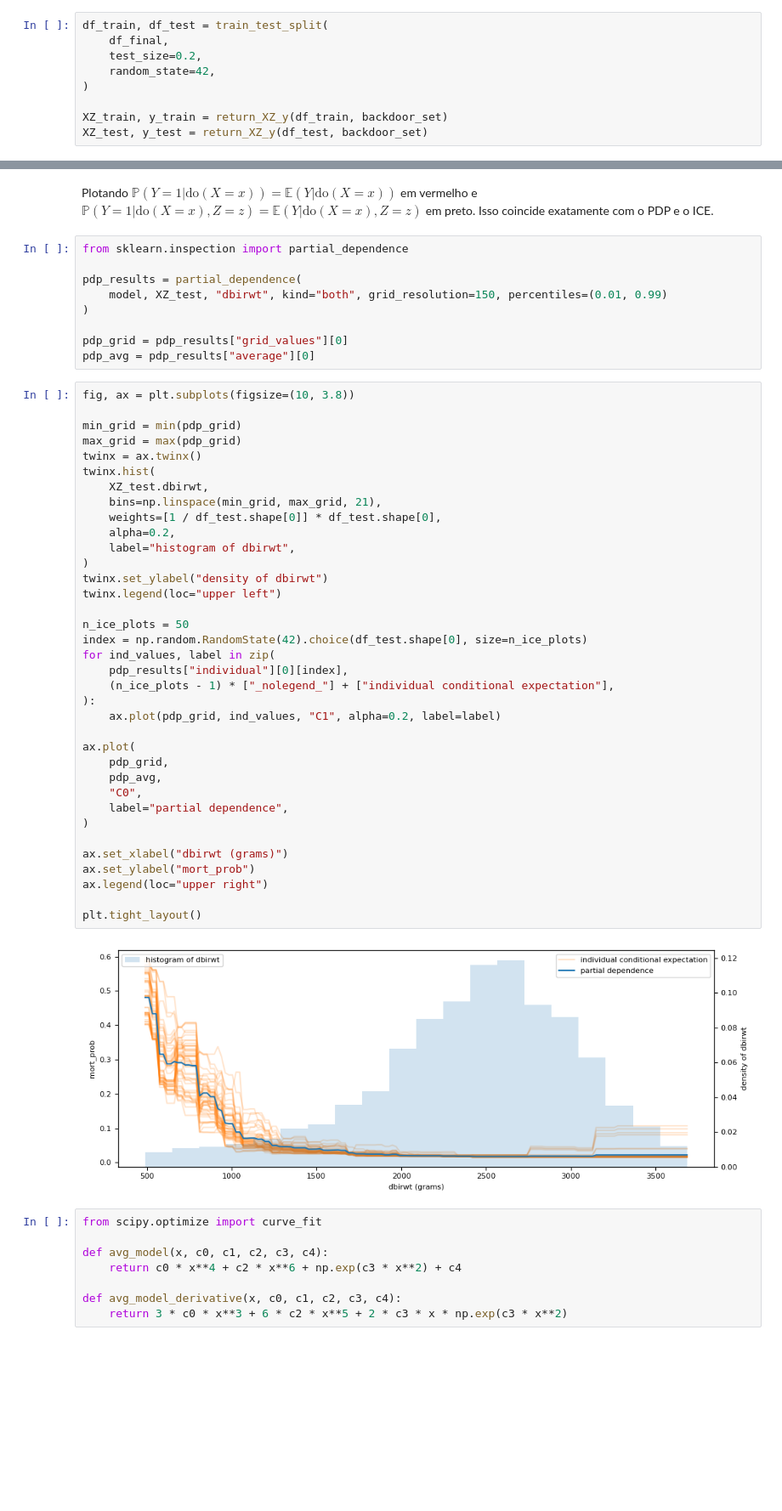
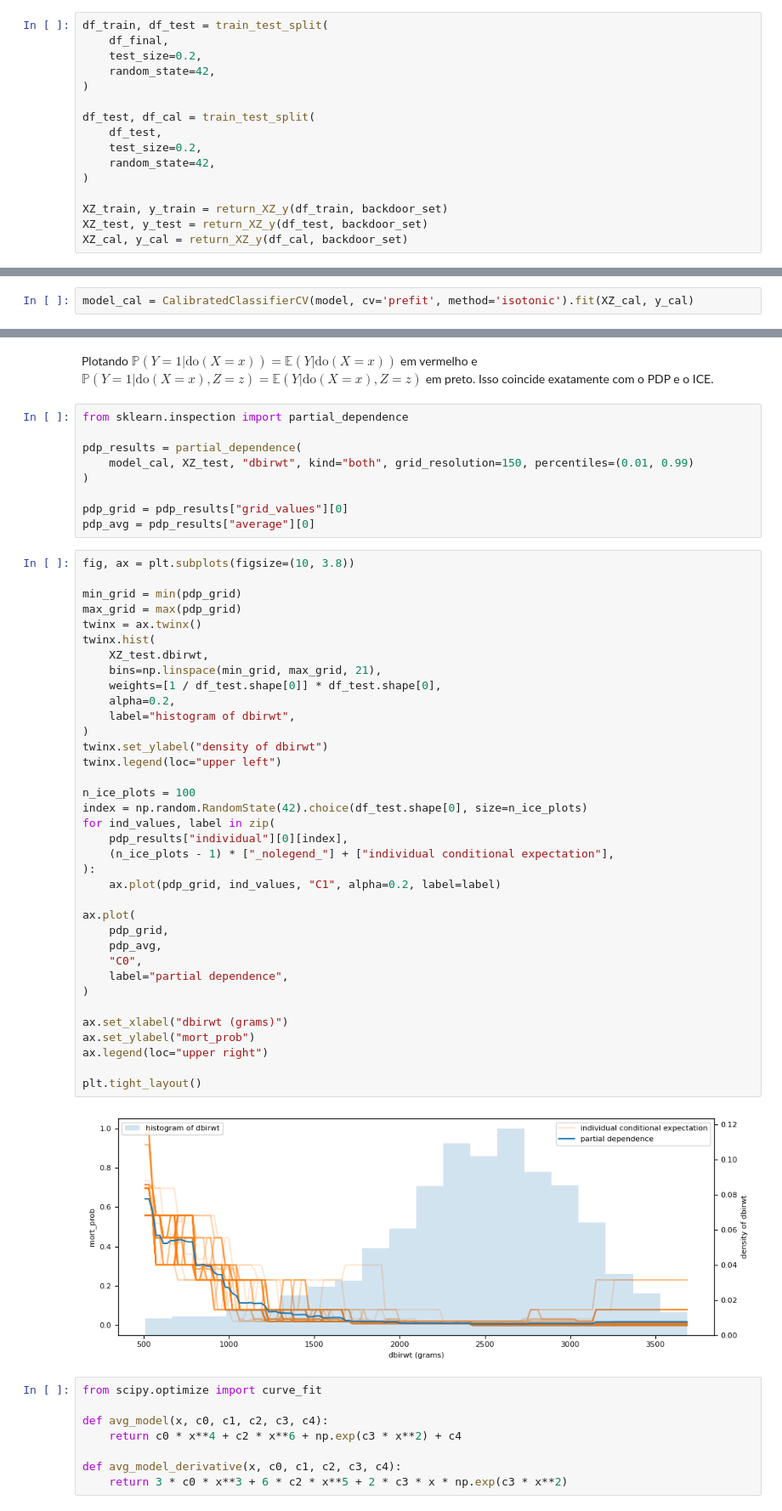
Before and after one commit to vitaliset/projetos-de-estudo, a Jupyter notebook: Causal Inference Exercises/tratamento_continuo.ipynb, the cells around one changed output, grey strips where cells are left out. Shown at 85% size. Drawn from its saved outputs; the diff is of its cells as text; blank space fills up the shorter version.

```diff
--- a/Causal Inference Exercises/tratamento_continuo.ipynb
+++ b/Causal Inference Exercises/tratamento_continuo.ipynb
@@ -176,8 +177,15 @@ df_train, df_test = train_test_split(
     random_state=42,
 )
 
+df_test, df_cal = train_test_split(
+    df_test,
+    test_size=0.2,
+    random_state=42,
+)
+
 XZ_train, y_train = return_XZ_y(df_train, backdoor_set)
 XZ_test, y_test = return_XZ_y(df_test, backdoor_set)
+XZ_cal, y_cal = return_XZ_y(df_cal, backdoor_set)
 # %% [markdown]
 Definindo o modelo a partir da fórmula do ajuste.
 # %%
@@ -221,0 +234,2 @@ plt.tight_layout()
+# %%
+model_cal = CalibratedClassifierCV(model, cv='prefit', method='isotonic').fit(XZ_cal, y_cal)
@@ -271,7 +322,7 @@ Plotando $\mathbb{P}(Y =1 | \textrm{do}(X=x)) = \mathbb{E}(Y | \textrm{do}(X=x))
 from sklearn.inspection import partial_dependence
 
 pdp_results = partial_dependence(
-    model, XZ_test, "dbirwt", kind="both", grid_resolution=150, percentiles=(0.01, 0.99)
+    model_cal, XZ_test, "dbirwt", kind="both", grid_resolution=150, percentiles=(0.01, 0.99)
 )
 
 pdp_grid = pdp_results["grid_values"][0]
@@ -285,35 +336,35 @@ twinx = ax.twinx()
 twinx.hist(
     XZ_test.dbirwt,
     bins=np.linspace(min_grid, max_grid, 21),
     weights=[1 / df_test.shape[0]] * df_test.shape[0],
     alpha=0.2,
     label="histogram of dbirwt",
 )
 twinx.set_ylabel("density of dbirwt")
 twinx.legend(loc="upper left")
 
-n_ice_plots = 50
+n_ice_plots = 100
 index = np.random.RandomState(42).choice(df_test.shape[0], size=n_ice_plots)
 for ind_values, label in zip(
     pdp_results["individual"][0][index],
     (n_ice_plots - 1) * ["_nolegend_"] + ["individual conditional expectation"],
 ):
     ax.plot(pdp_grid, ind_values, "C1", alpha=0.2, label=label)
 
 ax.plot(
     pdp_grid,
     pdp_avg,
     "C0",
     label="partial dependence",
 )
 
 ax.set_xlabel("dbirwt (grams)")
 ax.set_ylabel("mort_prob")
 ax.legend(loc="upper right")
 
 plt.tight_layout()
 # %% [output]
-[figure, old version]
+[figure, new version]
 # %%
 from scipy.optimize import curve_fit
 
```
Also changed, not shown: parts of 13 cells of this notebook, 1 other file.
